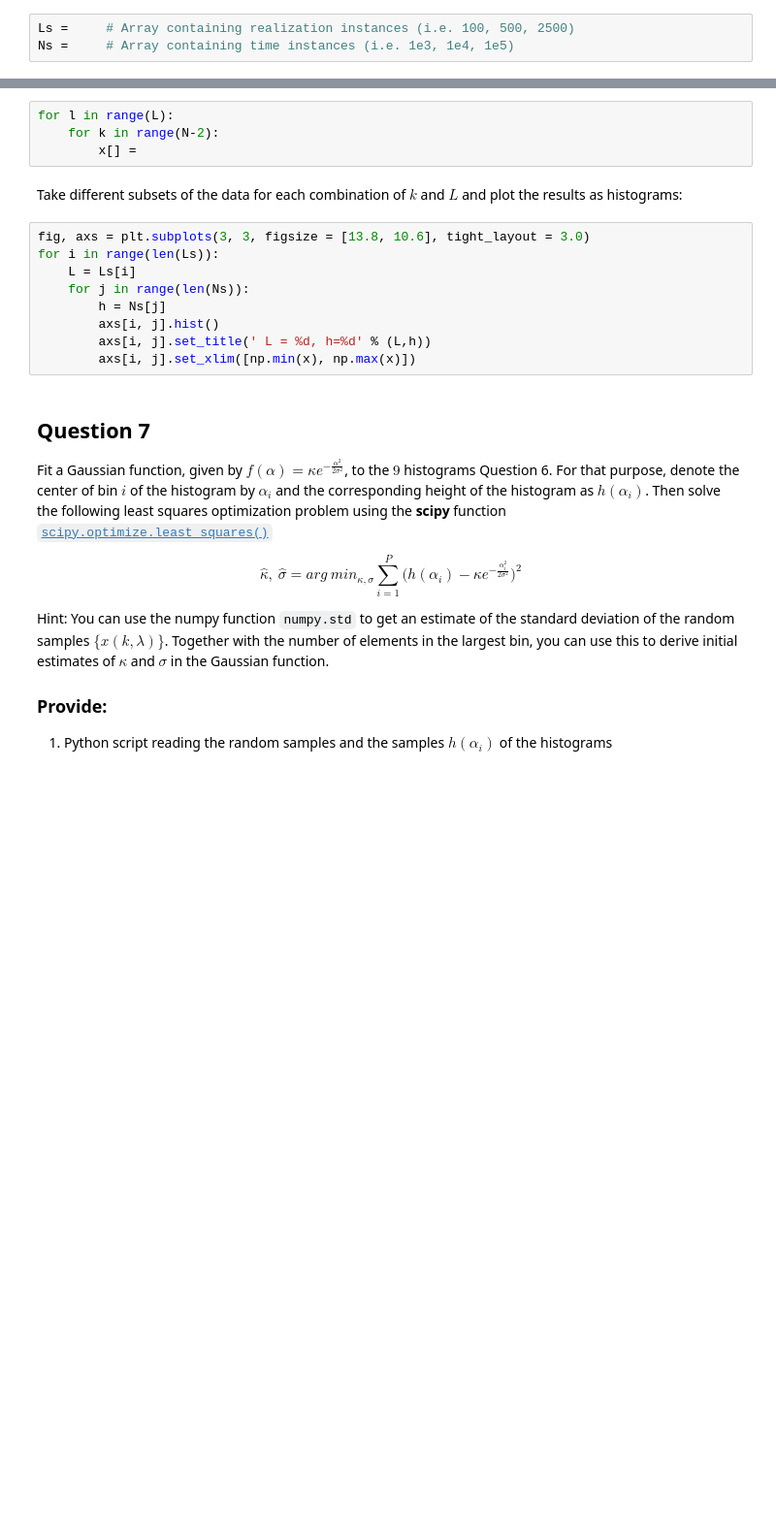
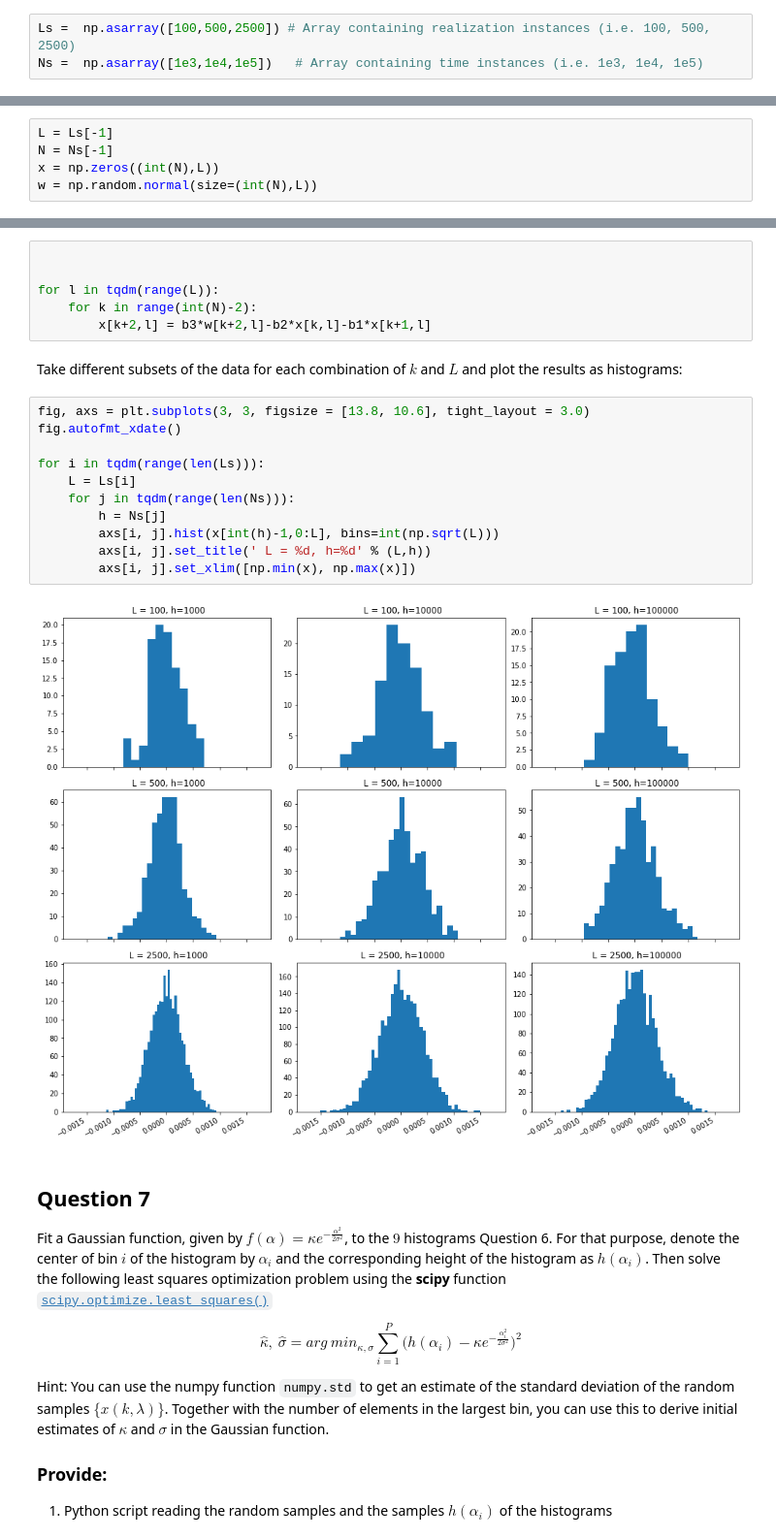
Before and after one commit to reinaartvanloon/SSA, a Jupyter notebook: Python1_Template.ipynb, the cells around one changed output, grey strips where cells are left out. Shown: that part at 97% size. Saved outputs shown, nothing was run; the diff lists cells and outputs as text; blank space fills up the shorter version.

```diff
--- a/Python1_Template.ipynb
+++ b/Python1_Template.ipynb
@@ -160,5 +227,5 @@ Click here to type your answer. Type *Markdown* and LaTeX: $\alpha^2$.
 # %%
-Ls =     # Array containing realization instances (i.e. 100, 500, 2500)
-Ns =     # Array containing time instances (i.e. 1e3, 1e4, 1e5)
+Ls =  np.asarray([100,500,2500]) # Array containing realization instances (i.e. 100, 500, 2500)
+Ns =  np.asarray([1e3,1e4,1e5])   # Array containing time instances (i.e. 1e3, 1e4, 1e5)
 # %% [markdown]
 Take $L$ the maximum number of simulations we need to compare (We can take subsets for the lower values of L). Recall that $N$ is the maximum number of time steps we need to simulate.
@@ -170,22 +232,33 @@ w =
+# %%
+L = Ls[-1]
+N = Ns[-1]
+x = np.zeros((int(N),L))
+w = np.random.normal(size=(int(N),L))
 # %% [markdown]
 Simulate the difference equation $L$ times. Depending on your hardware and code, this step could take 10-15 min.
 
 NB. You can also vectorize the below computations instead of using a loop and use numpy operations to significantly speed up computations on arrays.
 # %%
-for l in range(L):
-    for k in range(N-2):
-        x[] =
+
+
+for l in tqdm(range(L)):
+    for k in range(int(N)-2):
+        x[k+2,l] = b3*w[k+2,l]-b2*x[k,l]-b1*x[k+1,l]
 # %% [markdown]
 Take different subsets of the data for each combination of $k$ and $L$ and plot the results as histograms:
 # %%
 fig, axs = plt.subplots(3, 3, figsize = [13.8, 10.6], tight_layout = 3.0)
-for i in range(len(Ls)):
+fig.autofmt_xdate()
+
+for i in tqdm(range(len(Ls))):
     L = Ls[i]
-    for j in range(len(Ns)):
+    for j in tqdm(range(len(Ns))):
         h = Ns[j]
-        axs[i, j].hist()
+        axs[i, j].hist(x[int(h)-1,0:L], bins=int(np.sqrt(L)))
         axs[i, j].set_title(' L = %d, h=%d' % (L,h))
         axs[i, j].set_xlim([np.min(x), np.max(x)])
+# %% [output]
+[figure, added]
 # %% [markdown]
 ## Question 7
 Fit a Gaussian function, given by $f(\alpha) = \kappa e^{-\frac{\alpha^2}{2\sigma^2}}$, to the $9$ histograms Question 6. For that purpose, denote the center of bin $i$ of the histogram by $\alpha _i$ and the corresponding height of the histogram as $h(\alpha_i)$. Then solve the following least squares optimization problem using the **scipy** function [`scipy.optimize.least_squares()`](https://docs.scipy.org/doc/scipy/reference/generated/scipy.optimize.least_squares.html)
```
Also changed, not shown: parts of 42 cells of this notebook.
